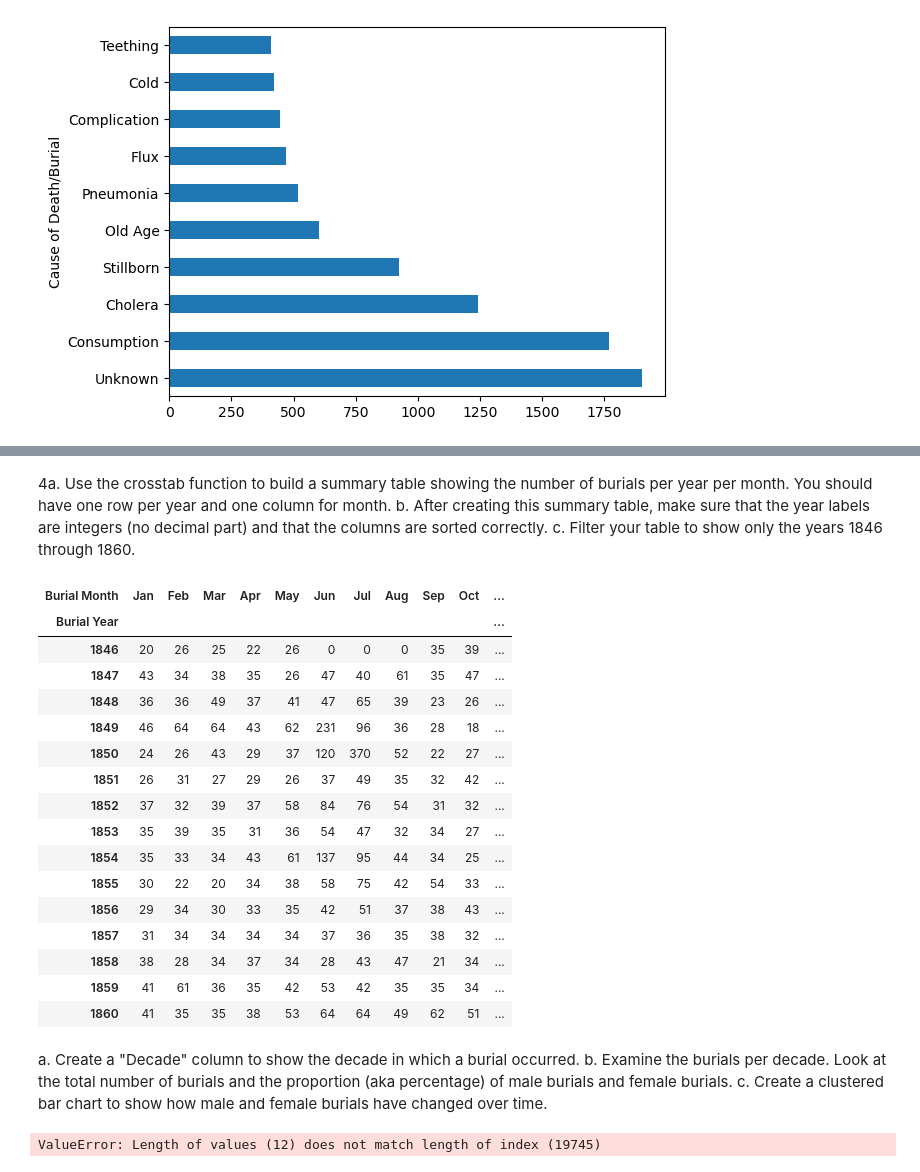
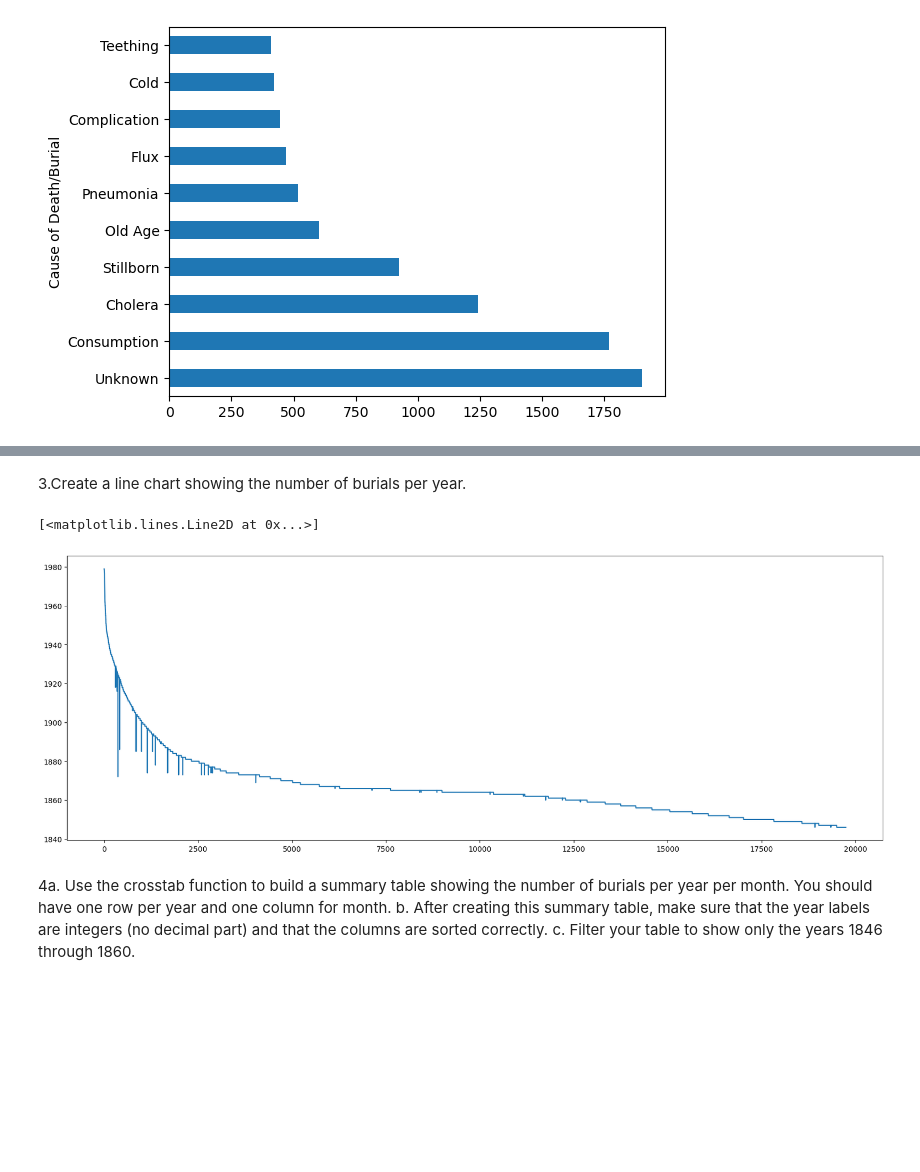
Before and after one commit to NSS-Data-Analytics-Cohort-10/advanced-pandas-antoinette-anderson, a Jupyter notebook: notebook/Nashville_City_Cemetery .ipynb, the cells around one changed output, grey strips where cells are left out. Saved outputs shown, nothing was run; the diff lists cells and outputs as text; code cells hidden in the pictures; blank space fills up the shorter version.

```diff
--- a/notebook/Nashville_City_Cemetery .ipynb
+++ b/notebook/Nashville_City_Cemetery .ipynb
@@ -150,36 +129,14 @@ Name: count, dtype: int64
-# %% [markdown]
-4a. Use the crosstab function to build a summary table showing the number of burials per year per month. You should have one row per year and one column for month.
-b. After creating this summary table, make sure that the year labels are integers (no decimal part) and that the columns are sorted correctly.
-c. Filter your table to show only the years 1846 through 1860.
-# %%
-cemetery_years=cemetery_df[cemetery_df['Burial Year'].isin([1846, 1847, 1848, 1849, 1850, 1851, 1852, 1853, 1854, 1855, 1856, 1857, 1858, 1859, 1860])]
-month_order = ['Jan', 'Feb', 'Mar', 'Apr', 'May', 'Jun', 'Jul', 'Aug', 'Sep', 'Oct', 'Nov', 'Dec']
-cemetery_df['Burial Month'] = pd.Categorical(cemetery_df['Burial Month'],categories=month_order, ordered=True)
-cemetery_months = cemetery_df.sort_values(by='Burial Month')
-pd.crosstab(cemetery_years['Burial Year'].astype(int), cemetery_months['Burial Month'])
-# %% [output]
-| Burial Month | Jan | Feb | Mar | Apr | May | Jun | Jul | Aug | Sep | Oct | ... |
-| Burial Year |  |  |  |  |  |  |  |  |  |  | ... |
-| 1846 | 20 | 26 | 25 | 22 | 26 | 0 | 0 | 0 | 35 | 39 | ... |
-| 1847 | 43 | 34 | 38 | 35 | 26 | 47 | 40 | 61 | 35 | 47 | ... |
-| 1848 | 36 | 36 | 49 | 37 | 41 | 47 | 65 | 39 | 23 | 26 | ... |
-| 1849 | 46 | 64 | 64 | 43 | 62 | 231 | 96 | 36 | 28 | 18 | ... |
-| 1850 | 24 | 26 | 43 | 29 | 37 | 120 | 370 | 52 | 22 | 27 | ... |
-| 1851 | 26 | 31 | 27 | 29 | 26 | 37 | 49 | 35 | 32 | 42 | ... |
-| 1852 | 37 | 32 | 39 | 37 | 58 | 84 | 76 | 54 | 31 | 32 | ... |
-| 1853 | 35 | 39 | 35 | 31 | 36 | 54 | 47 | 32 | 34 | 27 | ... |
-| 1854 | 35 | 33 | 34 | 43 | 61 | 137 | 95 | 44 | 34 | 25 | ... |
-| 1855 | 30 | 22 | 20 | 34 | 38 | 58 | 75 | 42 | 54 | 33 | ... |
-| 1856 | 29 | 34 | 30 | 33 | 35 | 42 | 51 | 37 | 38 | 43 | ... |
-| 1857 | 31 | 34 | 34 | 34 | 34 | 37 | 36 | 35 | 38 | 32 | ... |
-| 1858 | 38 | 28 | 34 | 37 | 34 | 28 | 43 | 47 | 21 | 34 | ... |
-| 1859 | 41 | 61 | 36 | 35 | 42 | 53 | 42 | 35 | 35 | 34 | ... |
-| 1860 | 41 | 35 | 35 | 38 | 53 | 64 | 64 | 49 | 62 | 51 | ... |
-# %% [markdown]
-a. Create a "Decade" column to show the decade in which a burial occurred.
-b. Examine the burials per decade. Look at the total number of burials and the proportion (aka percentage) of male burials and female burials.
-c. Create a clustered bar chart to show how male and female burials have changed over time.
-# %%
-cemetery_df['Decade']
-# %% [output]
-ValueError: Length of values (12) does not match length of index (19745)
+# %% [markdown]
+3.Create a line chart showing the number of burials per year.
+# %%
+#cemetery_df['Burial Year'].plot(figsize=(20,5))
+#trying matplotlib
+plt.figure(figsize=(20,7))
+plt.plot(cemetery_df['Burial Year'], label='Burials From 1840-1979')
+# %% [output]
+[<matplotlib.lines.Line2D at 0x...>]
+[figure, added]
+# %% [markdown]
+4a. Use the crosstab function to build a summary table showing the number of burials per year per month. You should have one row per year and one column for month.
+b. After creating this summary table, make sure that the year labels are integers (no decimal part) and that the columns are sorted correctly.
+c. Filter your table to show only the years 1846 through 1860.
```
Also changed, not shown: parts of 4 cells of this notebook.
